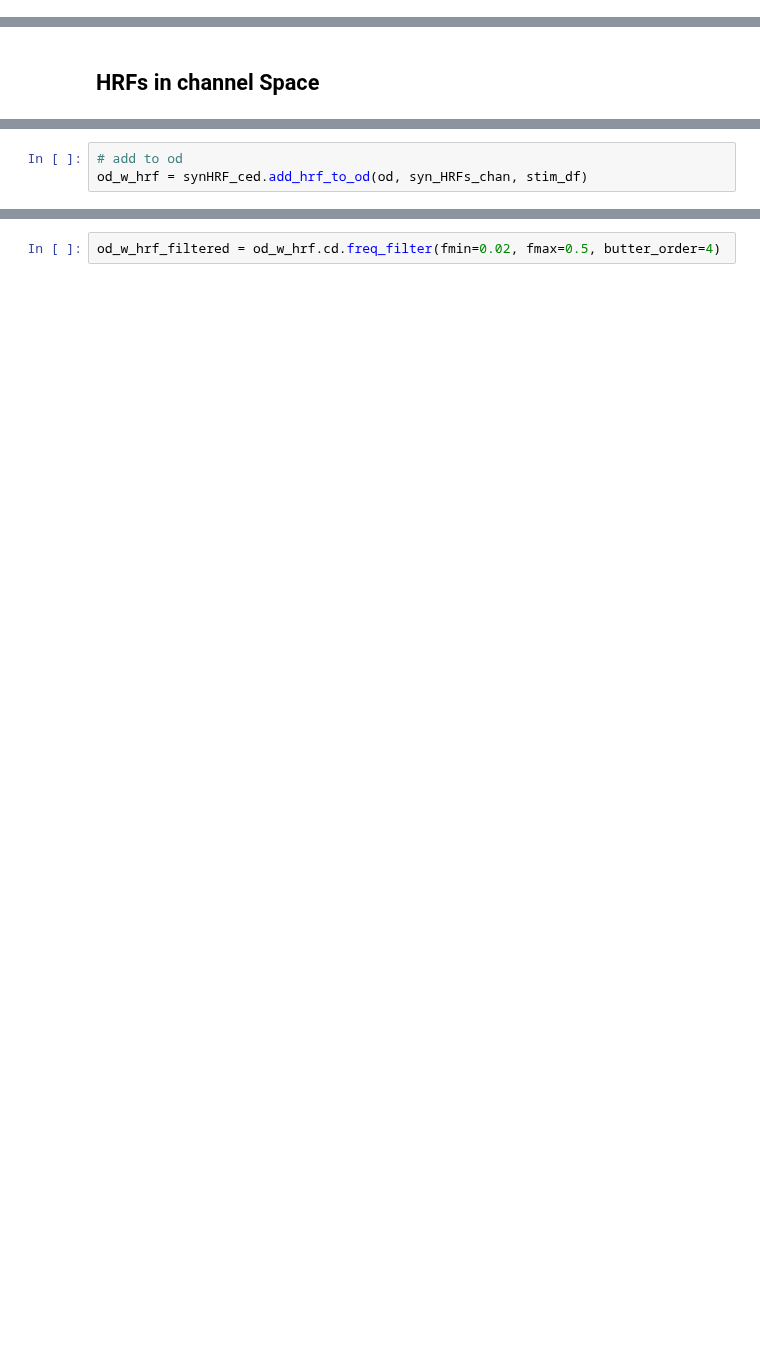
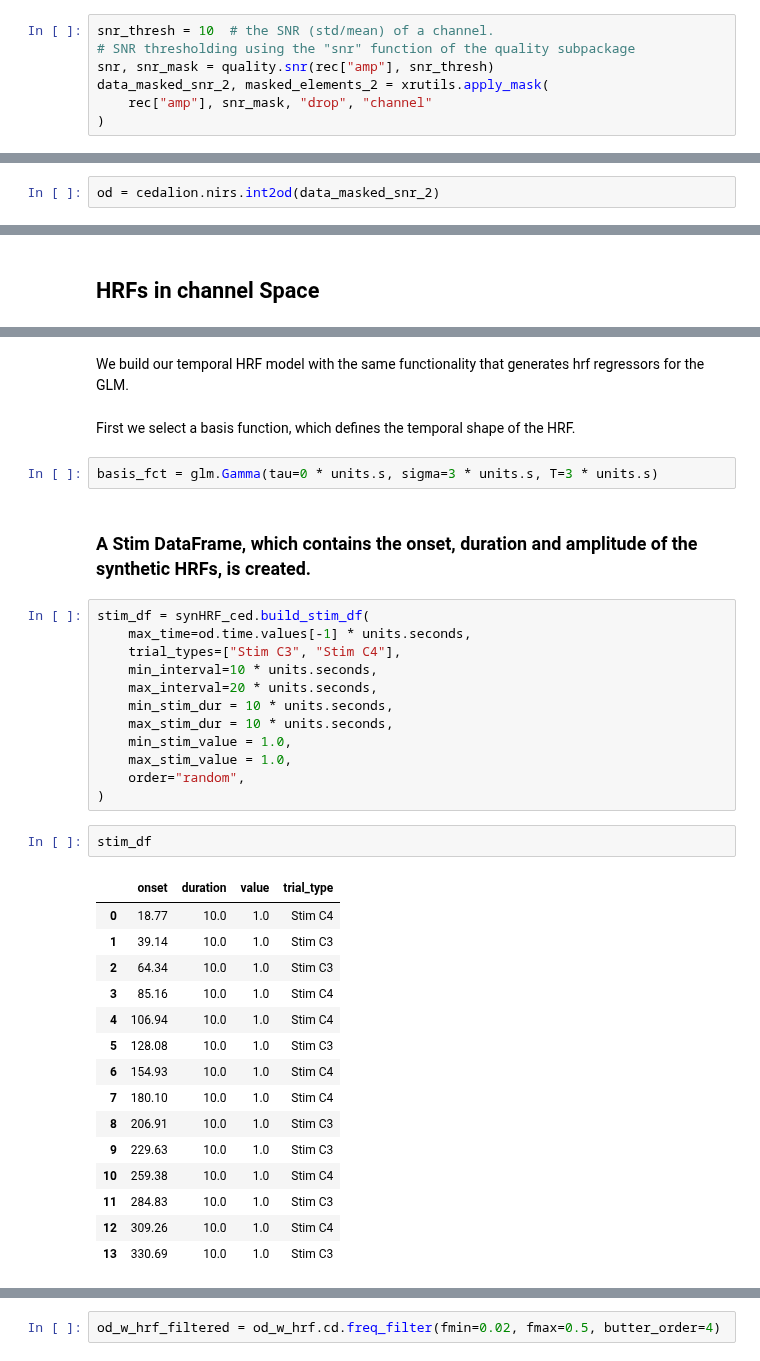
Before and after one commit to ibs-lab/cedalion, a Jupyter notebook: examples/synthetic_hrfs_example.ipynb, the cells around one changed output, grey strips where cells are left out. Cells and saved outputs as stored; diff of their text form; blank space fills up the shorter version.

Commit message:
include glm temporal hrf modeling + nn22 rs data

```diff
--- a/examples/synthetic_hrfs_example.ipynb
+++ b/examples/synthetic_hrfs_example.ipynb
@@ -44,0 +37,7 @@ od.data = xr.DataArray(noise_data, coords=[od.channel, od.wavelength, od.time],
+# %%
+snr_thresh = 10  # the SNR (std/mean) of a channel.
+# SNR thresholding using the "snr" function of the quality subpackage
+snr, snr_mask = quality.snr(rec["amp"], snr_thresh)
+data_masked_snr_2, masked_elements_2 = xrutils.apply_mask(
+    rec["amp"], snr_mask, "drop", "channel"
+)
@@ -45,3 +46,5 @@ od.data = xr.DataArray(noise_data, coords=[od.channel, od.wavelength, od.time],
+# %%
+od = cedalion.nirs.int2od(data_masked_snr_2)
 # %% [markdown]
 ## Construct headmodel
 # %% [markdown]
@@ -272,3 +391,0 @@ stim_df.head()
-# %%
-# add to od
-od_w_hrf = synHRF_ced.add_hrf_to_od(od, syn_HRFs_chan, stim_df)
@@ -313,0 +392,38 @@ We filter the data and calculate block averages over epochs to recover the HRFs
+# %% [markdown]
+We build our temporal HRF model with the same functionality that generates hrf regressors for the GLM.
+# %% [markdown]
+First we select a basis function, which defines the temporal shape of the HRF.
+# %%
+basis_fct = glm.Gamma(tau=0 * units.s, sigma=3 * units.s, T=3 * units.s)
+# %% [markdown]
+### A Stim DataFrame, which contains the onset, duration and amplitude of the synthetic HRFs, is created.
+# %%
+stim_df = synHRF_ced.build_stim_df(
+    max_time=od.time.values[-1] * units.seconds,
+    trial_types=["Stim C3", "Stim C4"],
+    min_interval=10 * units.seconds,
+    max_interval=20 * units.seconds,
+    min_stim_dur = 10 * units.seconds,
+    max_stim_dur = 10 * units.seconds,
+    min_stim_value = 1.0,
+    max_stim_value = 1.0,
+    order="random",
+)
+# %%
+stim_df
+# %% [output]
+|  | onset | duration | value | trial_type |
+| 0 | 18.77 | 10.0 | 1.0 | Stim C4 |
+| 1 | 39.14 | 10.0 | 1.0 | Stim C3 |
+| 2 | 64.34 | 10.0 | 1.0 | Stim C3 |
+| 3 | 85.16 | 10.0 | 1.0 | Stim C4 |
+| 4 | 106.94 | 10.0 | 1.0 | Stim C4 |
+| 5 | 128.08 | 10.0 | 1.0 | Stim C3 |
+| 6 | 154.93 | 10.0 | 1.0 | Stim C4 |
+| 7 | 180.10 | 10.0 | 1.0 | Stim C4 |
+| 8 | 206.91 | 10.0 | 1.0 | Stim C3 |
+| 9 | 229.63 | 10.0 | 1.0 | Stim C3 |
+| 10 | 259.38 | 10.0 | 1.0 | Stim C4 |
+| 11 | 284.83 | 10.0 | 1.0 | Stim C3 |
+| 12 | 309.26 | 10.0 | 1.0 | Stim C4 |
+| 13 | 330.69 | 10.0 | 1.0 | Stim C3 |
```
Also changed, not shown: parts of 80 cells of this notebook, 2 other files.
